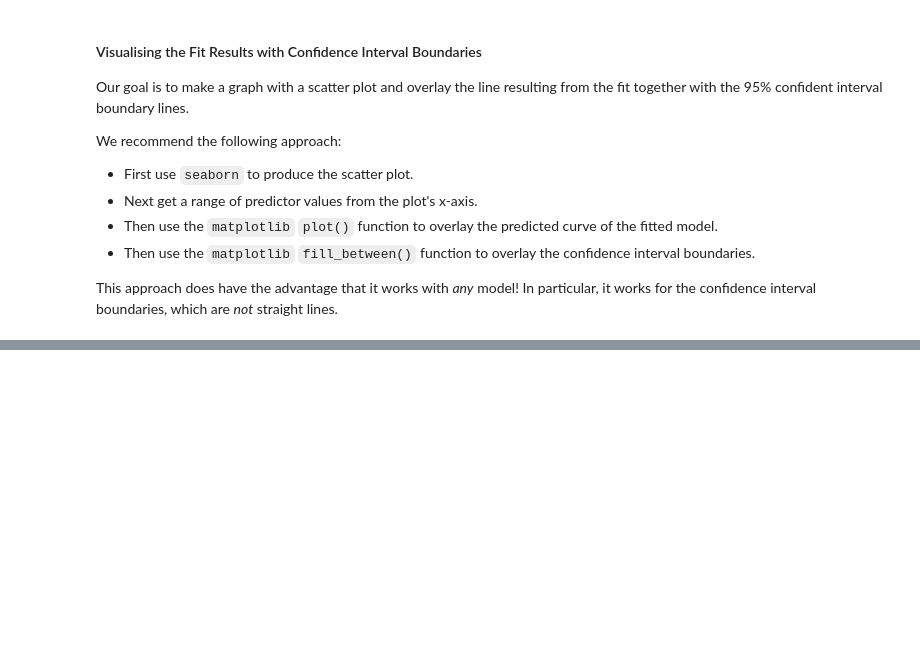
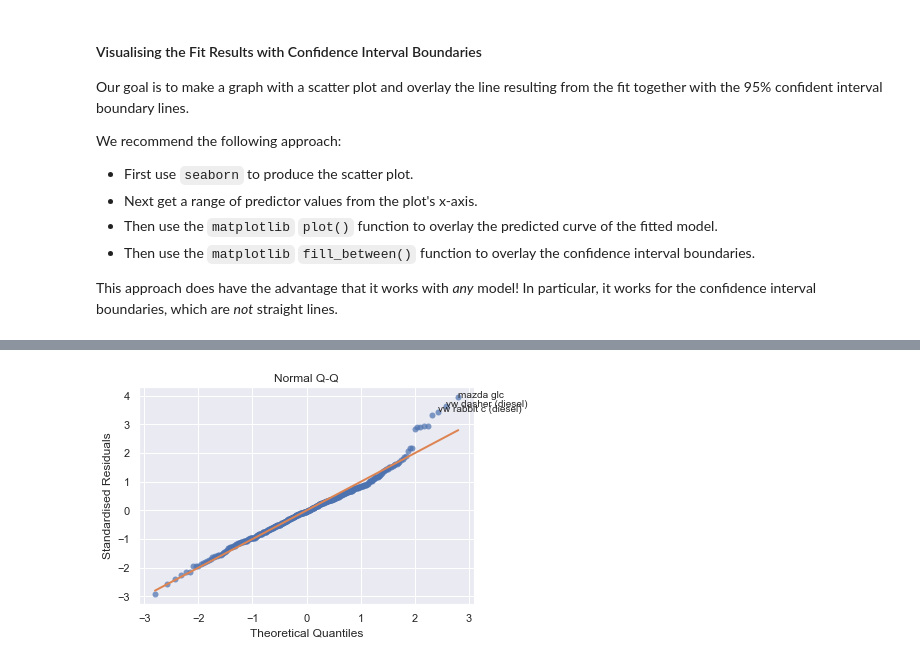
Before and after one commit to rinnert/statlearning-python-pwf, a Jupyter notebook: notebooks/lecture3/lab/lab1_simple_linear_regression.ipynb, the cells around one changed output, grey strips where cells are left out. Saved outputs shown, nothing was run; the diff lists cells and outputs as text; code cells hidden in the pictures; blank space fills up the shorter version.

```diff
--- a/notebooks/lecture3/lab/lab1_simple_linear_regression.ipynb
+++ b/notebooks/lecture3/lab/lab1_simple_linear_regression.ipynb
@@ -156,0 +254,4 @@ plt.show()
+# %%
+ax = lmplots.plot_qq(lm)
+# %% [output]
+[figure, added]
```
Also changed, not shown: parts of 19 cells of this notebook.
